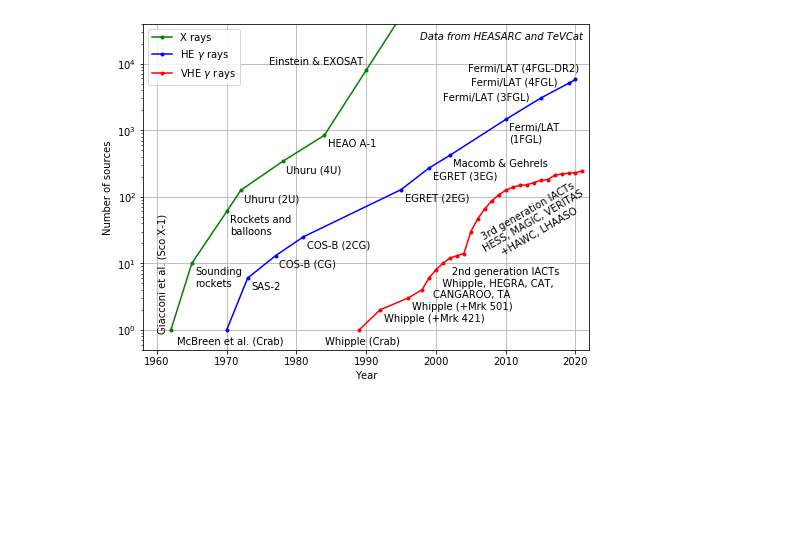
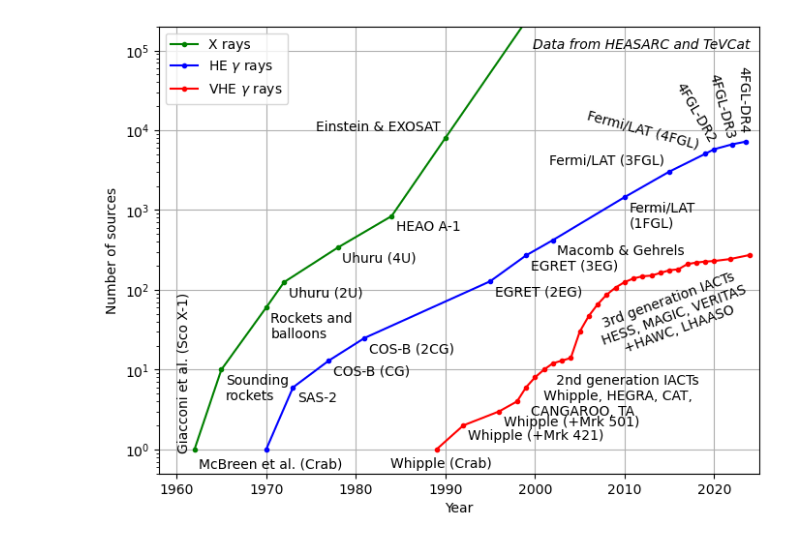
Before and after one commit to sfegan/kifune-plot, a Jupyter notebook: Kifune Plot.ipynb, the cells around one changed output. Cells and saved outputs as stored; diff of their text form; code cells hidden in the pictures; blank space fills up the shorter version.

```diff
--- a/Kifune Plot.ipynb
+++ b/Kifune Plot.ipynb
@@ -61,9 +62,12 @@ gev = [ [ 1970,        1, 'McBreen et al. (Crab)', dict(ha='center', va='top', d
         [ 1999,      270, 'EGRET (3EG)' ],
         [ 2002,      420, 'Macomb & Gehrels' ],
         [ 2010,     1451, 'Fermi/LAT\n(1FGL)' ],
-        [ 2015,     3034, 'Fermi/LAT (3FGL)', dict(ha='right', va='center', dx=-1.65, dy=0.025) ],
-        [ 2019,     5064, 'Fermi/LAT (4FGL)', dict(ha='right', va='center', dx=-1.65, dy=0.025) ],
-        [ 2020,     5788, 'Fermi/LAT (4FGL-DR2)', dict(ha='right', va='bottom', dy=+0.1) ]
+        [ 2015,     3034, 'Fermi/LAT (3FGL)', dict(ha='right', va='bottom', dx=-0.5, dy=0.05) ],
+        [ 2019,     5064, 'Fermi/LAT (4FGL)', dict(rotation=-15, ha='right', va='bottom', dx=-0.5, dy=0.025) ],
+        [ 2020,     5788, '4FGL-DR2', dict(rotation=-60, ha='right', va='bottom', dy=+0.05) ],
+        [ 2022,     6658, '4FGL-DR3', dict(rotation=-75, ha='right', va='bottom', dy=+0.05) ],
+        [ 2023.5,     7194, '4FGL-DR4', dict(rotation=-90, ha='right', va='bottom', dy=+0.1) ],
+
     ]
 
 tev = [ [ 1989,   1, 'Whipple (Crab)', dict(ha='center', va='top', dy=-0.1) ],
@@ -81,7 +85,7 @@ tev = [ [ 1989,   1, 'Whipple (Crab)', dict(ha='center', va='top', dy=-0.1) ],
         [ 2006,  47 ],
         [ 2007,  66 ],
         [ 2008,  87 ],
-        [ 2009, 107, '3rd generation IACTs\nHESS, MAGIC, VERITAS\n+HAWC, LHAASO', dict(ha='center', va='top', dx=5.0, dy=0.25, rotation=30) ],
+        [ 2009, 107, '3rd generation IACTs\nHESS, MAGIC, VERITAS\n+HAWC, LHAASO', dict(ha='center', va='top', dx=6.5, dy=0.25, rotation=20) ],
         [ 2010, 125 ],
         [ 2011, 139 ],
         [ 2012, 148 ],
@@ -93,26 +97,27 @@ tev = [ [ 1989,   1, 'Whipple (Crab)', dict(ha='center', va='top', dy=-0.1) ],
         [ 2018, 220 ],
         [ 2019, 226 ],
         [ 2020, 230 ],
-        [ 2021, 243 ] # YEAR TO SEPTEMBER 1ST - TO BE COMPLETED
+        [ 2021.75, 243 ],
+        [ 2024, 274 ] # JAN 2024
 ]
 # %%
 figure(figsize(8,6))
 plot_data(xray,'g','X rays', label_cutoff=2e5)
 plot_data(gev,'b','HE $\\gamma$ rays')
 plot_data(tev,'r','VHE $\\gamma$ rays')
-axis([1958, 2022,0.5,40000])
+axis([1958, 2025,0.5,200000])
 xlabel('Year')
 ylabel('Number of sources')
 text(0.985,0.975,
 #     'Data from HEASARC (S. A. Drake) and TeVCat (Horan & Wakely)',
      'Data from HEASARC and TeVCat',
      style='oblique', transform = gca().transAxes, ha='right', va='top')
 grid()
 legend(loc=2)
 savefig('kifune.pdf')
 savefig('kifune.png',dpi=300)
 # %% [output]
-[figure, old version]
+[figure, new version]
 # %%
 figure(figsize(8,6))
 plot_data(xray,'g','X rays')
```
Also changed, not shown: parts of 3 cells of this notebook, 4 other files.
